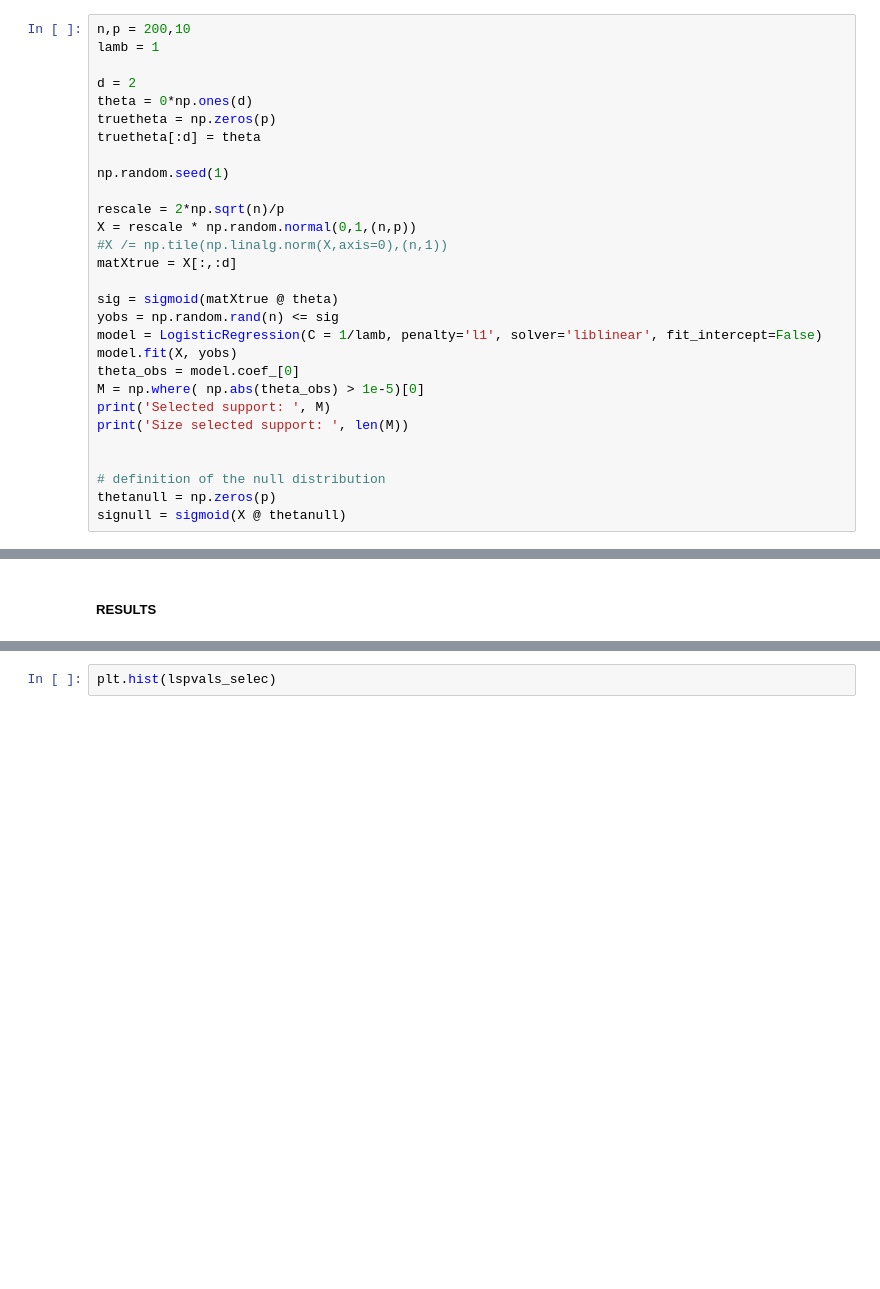
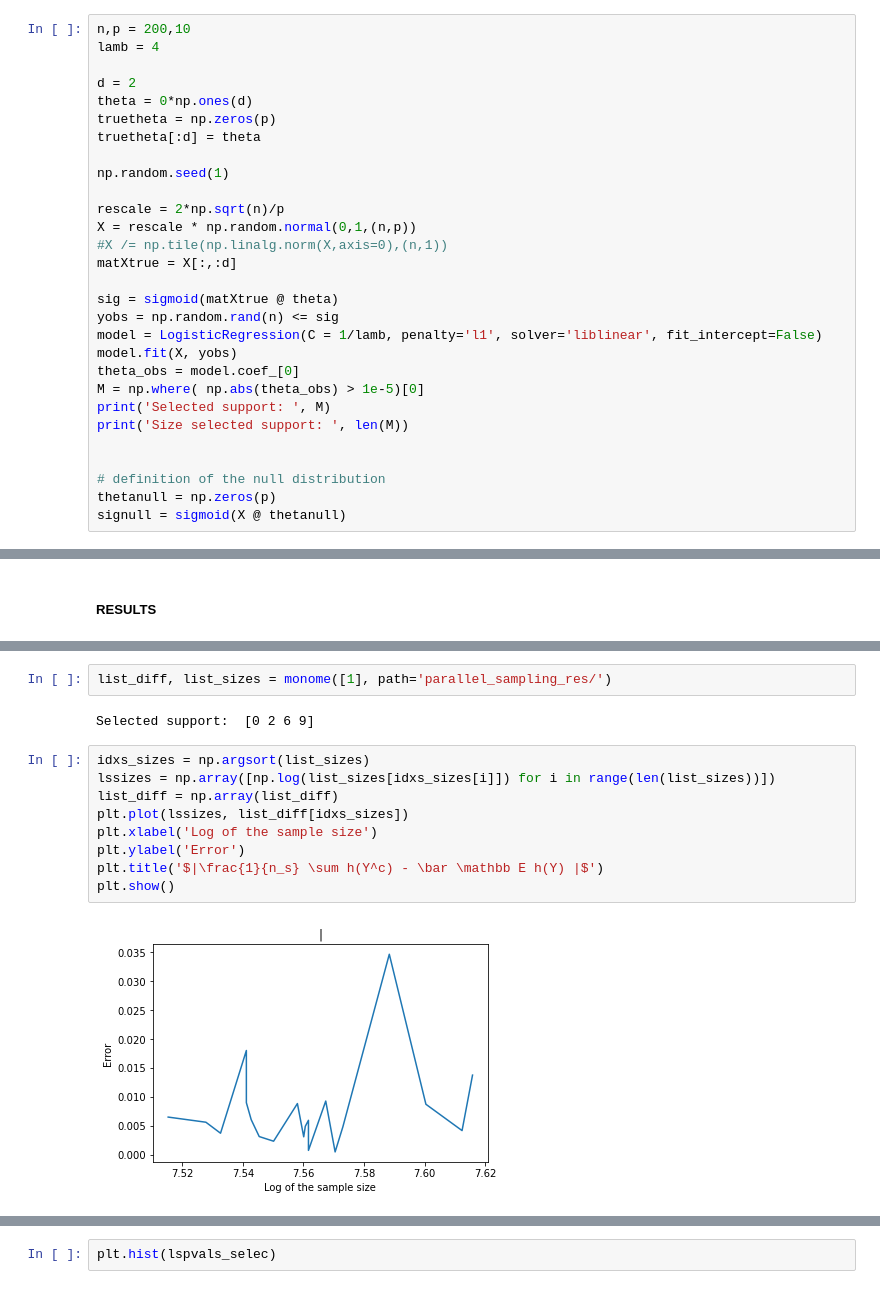
Before and after one commit to quentin-duchemin/SIGLE, a Jupyter notebook: SIGLE.ipynb, the cells around one changed output, grey strips where cells are left out. Drawn from its saved outputs; the diff is of its cells as text; blank space fills up the shorter version.

```diff
--- a/SIGLE.ipynb
+++ b/SIGLE.ipynb
@@ -94,7 +94,7 @@ plt.show()
 ##### Data
 # %%
 n,p = 200,10
-lamb = 1
+lamb = 4
 
 d = 2
 theta = 0*np.ones(d)
@@ -192,0 +281,15 @@ plot_cdf_pvalues(lists_pvalues, names, name_figsave='global_null.png')
+# %%
+list_diff, list_sizes = monome([1], path='parallel_sampling_res/')
+# %% [output]
+Selected support:  [0 2 6 9]
+# %%
+idxs_sizes = np.argsort(list_sizes)
+lssizes = np.array([np.log(list_sizes[idxs_sizes[i]]) for i in range(len(list_sizes))])
+list_diff = np.array(list_diff)
+plt.plot(lssizes, list_diff[idxs_sizes])
+plt.xlabel('Log of the sample size')
+plt.ylabel('Error')
+plt.title('$|\frac{1}{n_s} \sum h(Y^c) - \bar \mathbb E h(Y) |$')
+plt.show()
+# %% [output]
+[figure, added]
```
Also changed, not shown: parts of 17 cells of this notebook, 1 other file.
